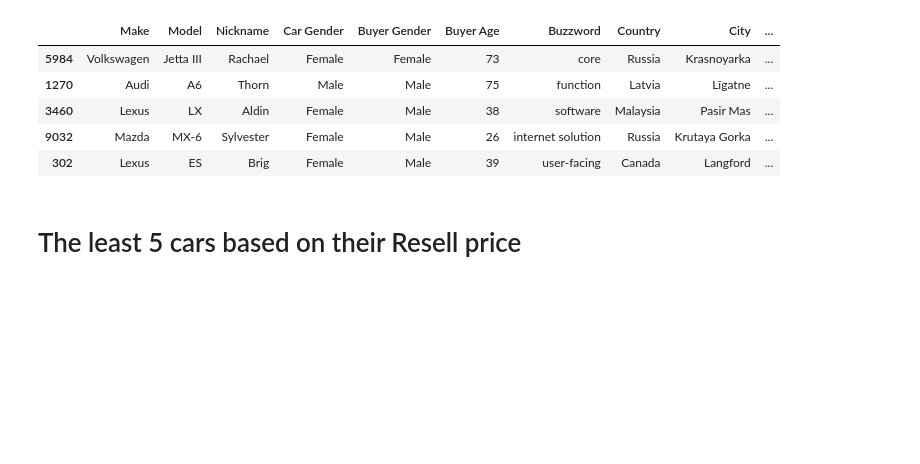
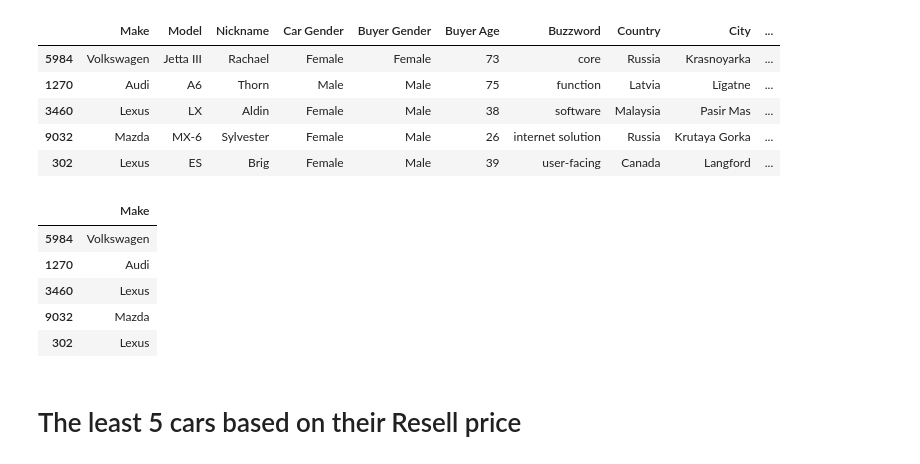
Before and after one commit to arunkspty/ICTACADEMY, a Jupyter notebook: aks_Case Study 1.ipynb, the cells around one changed output. Drawn from its saved outputs; the diff is of its cells as text; code cells hidden in the pictures; blank space fills up the shorter version.

```diff
--- a/aks_Case Study 1.ipynb
+++ b/aks_Case Study 1.ipynb
@@ -41,7 +41,8 @@ plt.show()
 # %% [markdown]
 # The top 5 cars based on their sales price
 # %%
-data.sort_values("Sale Price", ascending=False).head(5)
+l1=data.sort_values("Sale Price", ascending=False).head(5)
+l1
 # %% [output]
 |  | Make | Model | Nickname | Car Gender | Buyer Gender | Buyer Age | Buzzword | Country | City | ... |
 | 5984 | Volkswagen | Jetta III | Rachael | Female | Female | 73 | core | Russia | Krasnoyarka | ... |
@@ -49,6 +50,15 @@ data.sort_values("Sale Price", ascending=False).head(5)
 | 3460 | Lexus | LX | Aldin | Female | Male | 38 | software | Malaysia | Pasir Mas | ... |
 | 9032 | Mazda | MX-6 | Sylvester | Female | Male | 26 | internet solution | Russia | Krutaya Gorka | ... |
 | 302 | Lexus | ES | Brig | Female | Male | 39 | user-facing | Canada | Langford | ... |
+# %%
+l1.loc[:,["Make"]].head(5)
+# %% [output]
+|  | Make |
+| 5984 | Volkswagen |
+| 1270 | Audi |
+| 3460 | Lexus |
+| 9032 | Mazda |
+| 302 | Lexus |
 # %% [markdown]
 # The least 5 cars based on their Resell price
 # %%
```
Also changed, not shown: parts of 2 cells of this notebook.
